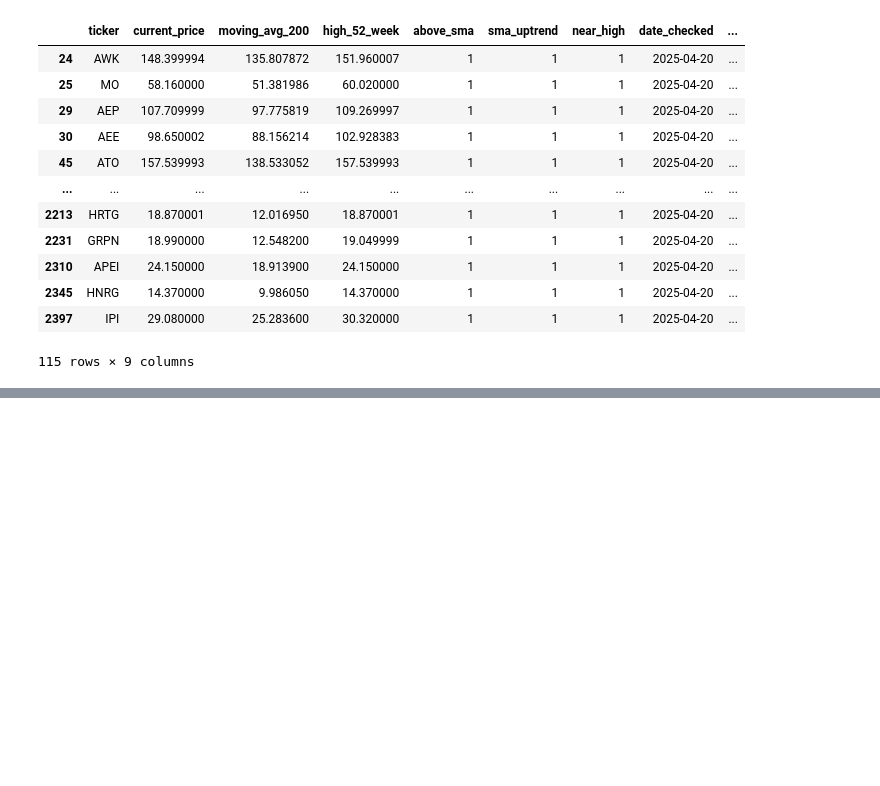
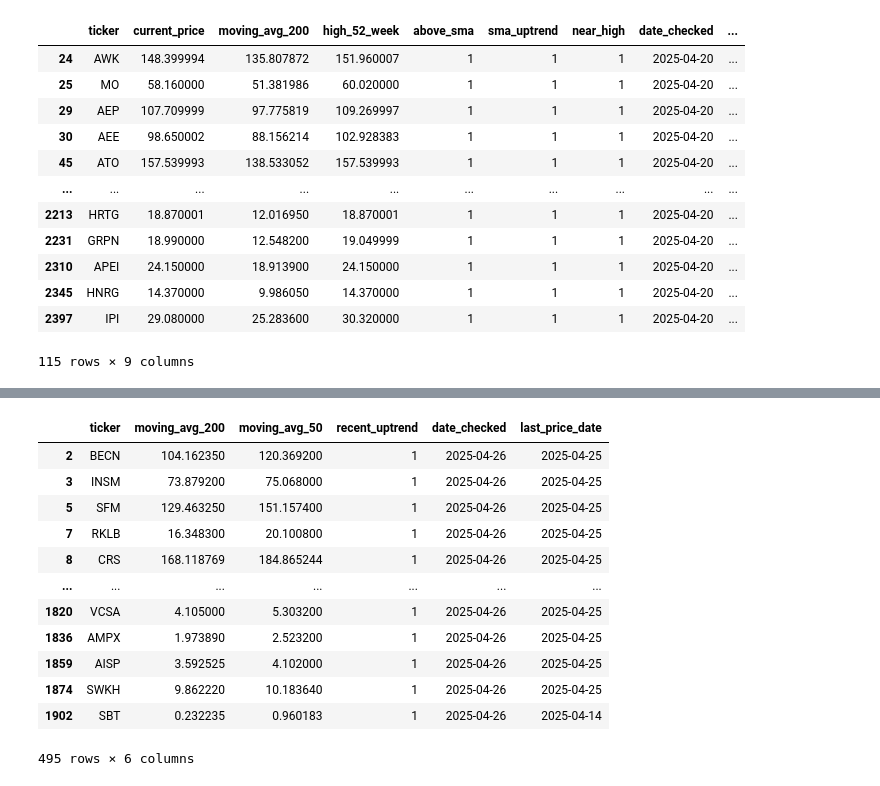
Before and after one commit to JohnathanChan973/StockAnalysis, a Jupyter notebook: main.ipynb, the cells around one changed output, grey strips where cells are left out. Saved outputs shown, nothing was run; the diff lists cells and outputs as text; code cells hidden in the pictures; blank space fills up the shorter version.

```diff
--- a/main.ipynb
+++ b/main.ipynb
@@ -106,0 +139,17 @@ just_analyzed
+# %%
+uptrend = df[df["recent_uptrend"] == 1]
+uptrend
+# %% [output]
+|  | ticker | moving_avg_200 | moving_avg_50 | recent_uptrend | date_checked | last_price_date |
+| 2 | BECN | 104.162350 | 120.369200 | 1 | 2025-04-26 | 2025-04-25 |
+| 3 | INSM | 73.879200 | 75.068000 | 1 | 2025-04-26 | 2025-04-25 |
+| 5 | SFM | 129.463250 | 151.157400 | 1 | 2025-04-26 | 2025-04-25 |
+| 7 | RKLB | 16.348300 | 20.100800 | 1 | 2025-04-26 | 2025-04-25 |
+| 8 | CRS | 168.118769 | 184.865244 | 1 | 2025-04-26 | 2025-04-25 |
+| ... | ... | ... | ... | ... | ... | ... |
+| 1820 | VCSA | 4.105000 | 5.303200 | 1 | 2025-04-26 | 2025-04-25 |
+| 1836 | AMPX | 1.973890 | 2.523200 | 1 | 2025-04-26 | 2025-04-25 |
+| 1859 | AISP | 3.592525 | 4.102000 | 1 | 2025-04-26 | 2025-04-25 |
+| 1874 | SWKH | 9.862220 | 10.183640 | 1 | 2025-04-26 | 2025-04-25 |
+| 1902 | SBT | 0.232235 | 0.960183 | 1 | 2025-04-26 | 2025-04-14 |
+495 rows × 6 columns
```
Also changed, not shown: parts of 7 cells of this notebook, 3 other files.
